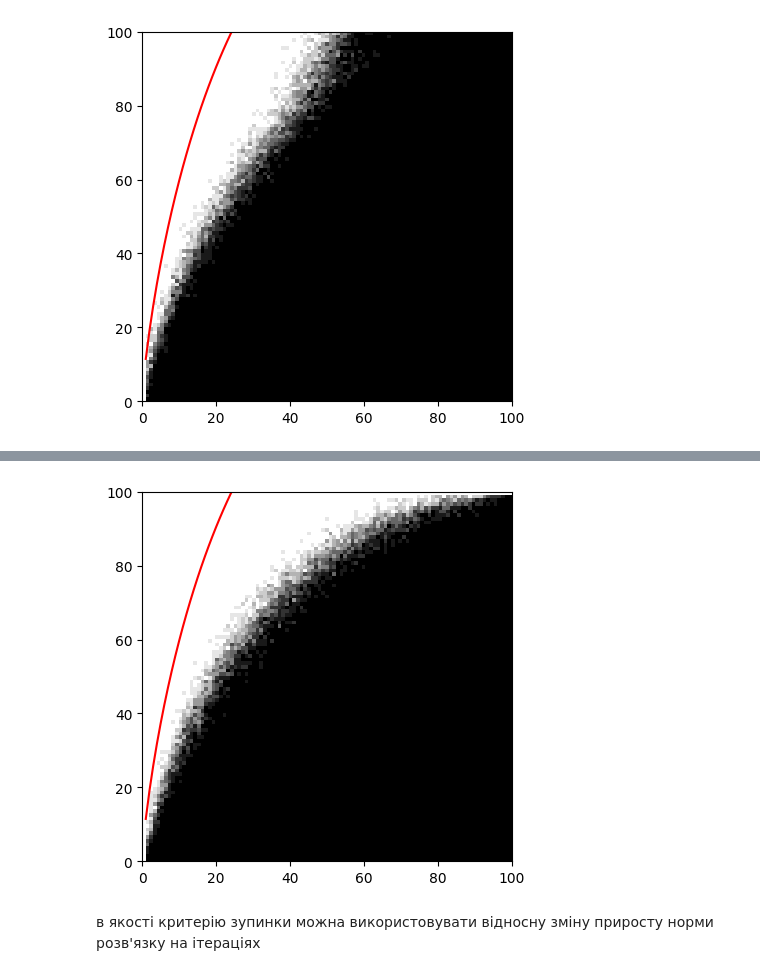
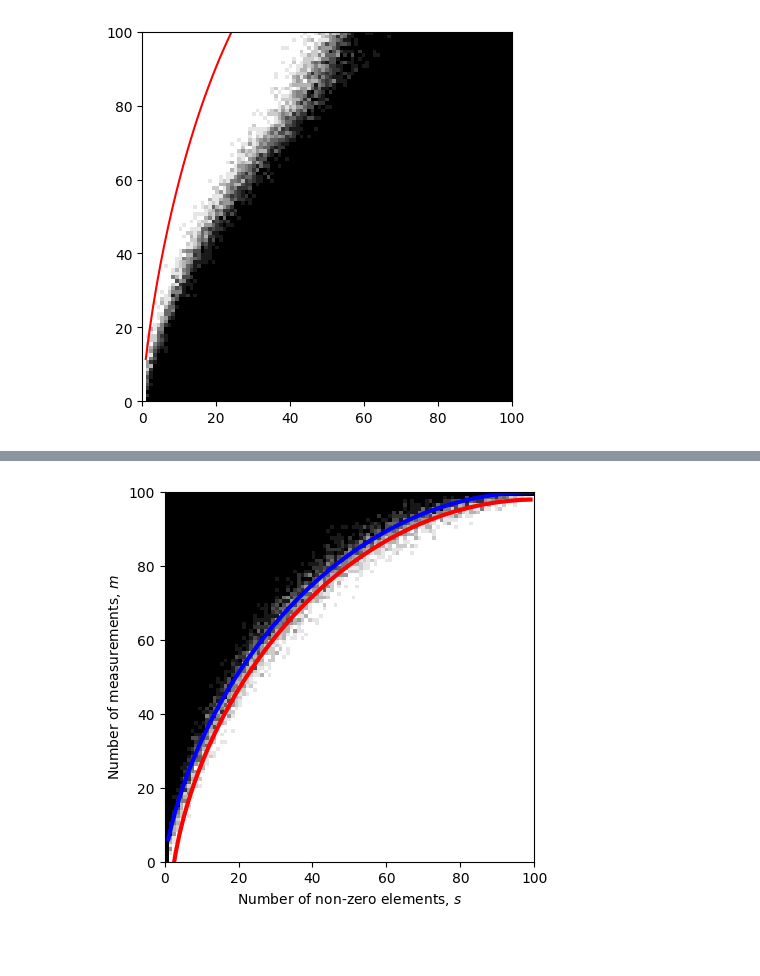
Before and after one commit to anastorr/compressed-sensing, a Jupyter notebook: compressed_sensing.ipynb, the cells around one changed output, grey strips where cells are left out. Cells and saved outputs as stored; diff of their text form; code cells hidden in the pictures; blank space fills up the shorter version.

Commit message:
Added curves for the phase transition

```diff
--- a/compressed_sensing.ipynb
+++ b/compressed_sensing.ipynb
@@ -206,3 +232,6 @@ res_cvxpy, x_cvxpy = phase_trans_cvxpy(100, 1, 1, 10)
+# %%
+res_cvxpy = np.load("dim100_num_solutions.npy")
+x_cvxpy = np.load("dim100_true_solution.npy")
 # %%
 error_cvxpy = np.zeros(res_cvxpy.shape[:-1])
 for i in range(res_cvxpy.shape[0]):
@@ -222,0 +259,13 @@ array([[10., 10., 10., ..., 10., 10., 10.],
+# %%
+def eq46(tau, ro):
+    return np.sqrt(2/np.pi)/tau*np.e**(-0.5*tau**2) - (1-erf(tau*np.sqrt(0.5))) - ro/(1-ro)
+
+def psi(ro, tau):
+    integral =  (1+tau**2)*(1-erf(tau*np.sqrt(0.5))) - np.sqrt(2/np.pi)*tau*np.e**(-tau**2*0.5)
+    return ro*(1+tau**2) + (1-ro)*integral
+# %%
+s = np.linspace(1, 99, 99)
+psi_ro = np.zeros(99)
+for i in range(99):
+    tau_opt = sc.optimize.root_scalar(lambda tau: eq46(tau, s[i]/100), bracket=(0.0001, 5)).root
+    psi_ro[i] = psi(s[i]/100, tau_opt)
@@ -223,10 +277,12 @@ array([[10., 10., 10., ..., 10., 10., 10.],
+# %%
+stat_dim_lower = 100*psi_ro - 100*2/np.sqrt(s*100)
+stat_dim_upper = 100*psi_ro
 # %%
-s = np.linspace(1, 100, 100)
-crit = 2*s*np.log(100/s) + 5/4*s + 1
-plt.plot(s, crit, c='red')
-plt.imshow(is_successful.sum(axis=2).T, cmap='binary_r', extent=[0, 100, 0, 100], origin='lower')
+plt.plot(s, stat_dim_lower, c='red', linewidth=3)
+plt.plot(s, stat_dim_upper, c='blue', linewidth=3)
+plt.imshow(is_successful.sum(axis=2).T, cmap='binary', extent=[0, 100, 0, 100], origin='lower')
+plt.xlabel("Number of non-zero elements, $s$")
+plt.ylabel("Number of measurements, $m$")
 plt.show()
 # %% [output]
-[figure, old version]
+[figure, new version]
-# %% [markdown]
-в якості критерію зупинки можна використовувати відносну зміну приросту норми розв'язку на ітераціях
```
Also changed, not shown: parts of 18 cells of this notebook, 3 other files.
